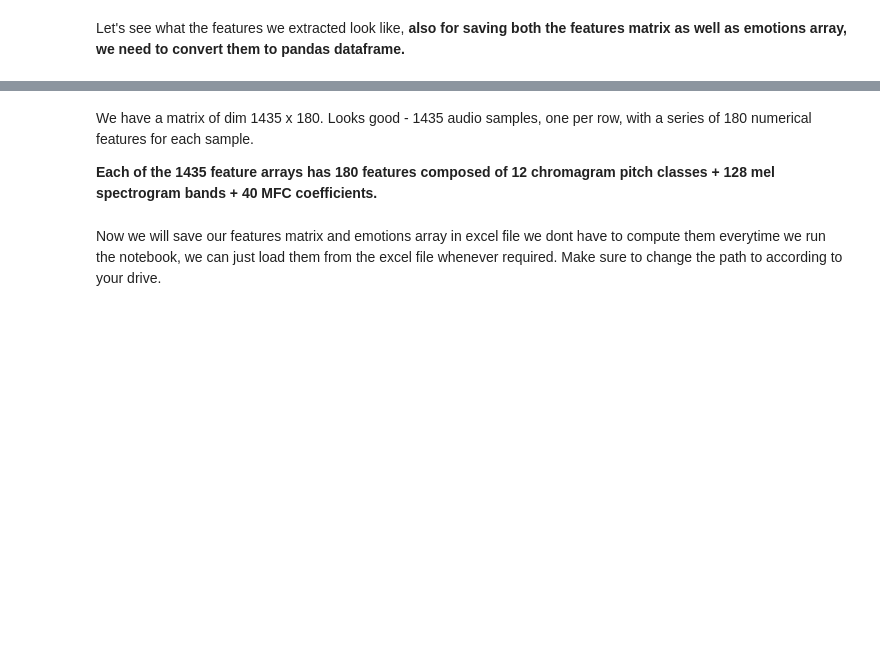
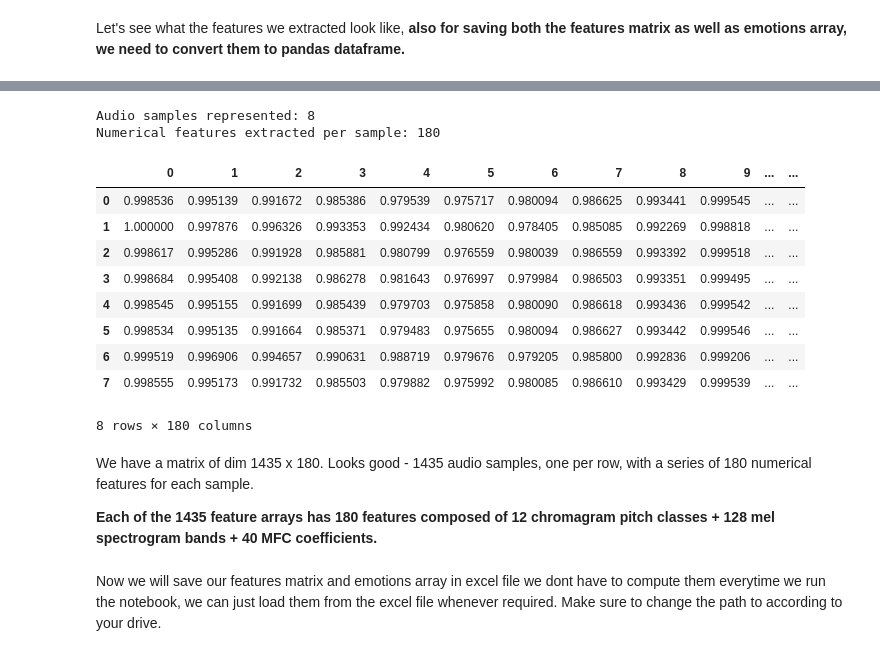
Before and after one commit to thomasp3450/Week3-ClassicML, a Jupyter notebook: Week_3_MachineLearning.ipynb, the cells around one changed output, grey strips where cells are left out. Drawn from its saved outputs; the diff is of its cells as text; code cells hidden in the pictures; blank space fills up the shorter version.

Commit message:
model comparison with actor 25 complete

```diff
--- a/Week_3_MachineLearning.ipynb
+++ b/Week_3_MachineLearning.ipynb
@@ -186,6 +181,21 @@ def load_data():
         print('\r' + f' Processed {count}/{1440} audio samples',end=' ')
     # Return arrays to plug into sklearn's cross-validation algorithms
     return np.array(X), np.array(y)
+# %%
+def load_own_data():
+  X,y=[],[]
+  count = 0
+  for file in glob.glob("Documents/GitHub/Week3-ClassicML/Actor_25/*.wav"):
+      file_name=os.path.basename(file)
+      emotion=emotions_dict[file_name.split("-")[2]]
+      features = get_features(file)
+      X.append(features)
+      y.append(emotion)
+      count += 1
+      # '\r' + end='' results in printing over same line
+      print('\r' + f' Processed {count}/{8} audio samples',end=' ')
+  # Return arrays to plug into sklearn's cross-validation algorithms
+  return np.array(X), np.array(y)
 # %% [markdown]
 Compute the feature matrix and read the emotion labels for the entire dataset.
 Note that our regressor (independent/explanatory variable), usually denoted X, is named 'features', and our regressand (dependent variable), usually denoted y, is named 'emotions'.
@@ -193,3 +203,5 @@ Note that our regressor (independent/explanatory variable), usually denoted X, i
 features, emotions = load_data()
 # %% [output]
  Processed 1439/1440 audio samples
+# %%
+features2, emotions2 = load_own_data()
@@ -223,4 +237,29 @@ Numerical features extracted per sample: 180
 1439 rows × 180 columns
+# %%
+#ACTOR 25(me) Dataframe
+
+print(f'\nAudio samples represented: {features2.shape[0]}')
+print(f'Numerical features extracted per sample: {features2.shape[1]}')
+features2_df = pd.DataFrame(features2) # make it pretty for display
+
+
+#making dataframe for emotions as well
+emotions2_df = pd.DataFrame(emotions2) # make it pretty for display
+
+features2_df
+# %% [output]
+Audio samples represented: 8
+Numerical features extracted per sample: 180
+|  | 0 | 1 | 2 | 3 | 4 | 5 | 6 | 7 | 8 | 9 | ... | ... |
+| 0 | 0.998536 | 0.995139 | 0.991672 | 0.985386 | 0.979539 | 0.975717 | 0.980094 | 0.986625 | 0.993441 | 0.999545 | ... | ... |
+| 1 | 1.000000 | 0.997876 | 0.996326 | 0.993353 | 0.992434 | 0.980620 | 0.978405 | 0.985085 | 0.992269 | 0.998818 | ... | ... |
+| 2 | 0.998617 | 0.995286 | 0.991928 | 0.985881 | 0.980799 | 0.976559 | 0.980039 | 0.986559 | 0.993392 | 0.999518 | ... | ... |
+| 3 | 0.998684 | 0.995408 | 0.992138 | 0.986278 | 0.981643 | 0.976997 | 0.979984 | 0.986503 | 0.993351 | 0.999495 | ... | ... |
+| 4 | 0.998545 | 0.995155 | 0.991699 | 0.985439 | 0.979703 | 0.975858 | 0.980090 | 0.986618 | 0.993436 | 0.999542 | ... | ... |
+| 5 | 0.998534 | 0.995135 | 0.991664 | 0.985371 | 0.979483 | 0.975655 | 0.980094 | 0.986627 | 0.993442 | 0.999546 | ... | ... |
+| 6 | 0.999519 | 0.996906 | 0.994657 | 0.990631 | 0.988719 | 0.979676 | 0.979205 | 0.985800 | 0.992836 | 0.999206 | ... | ... |
+| 7 | 0.998555 | 0.995173 | 0.991732 | 0.985503 | 0.979882 | 0.975992 | 0.980085 | 0.986610 | 0.993429 | 0.999539 | ... | ... |
+8 rows × 180 columns
 # %% [markdown]
 We have a matrix of dim 1435 x 180. Looks good - 1435 audio samples, one per row, with a series of
 180 numerical features for each sample.
```
Also changed, not shown: parts of 26 cells of this notebook.
